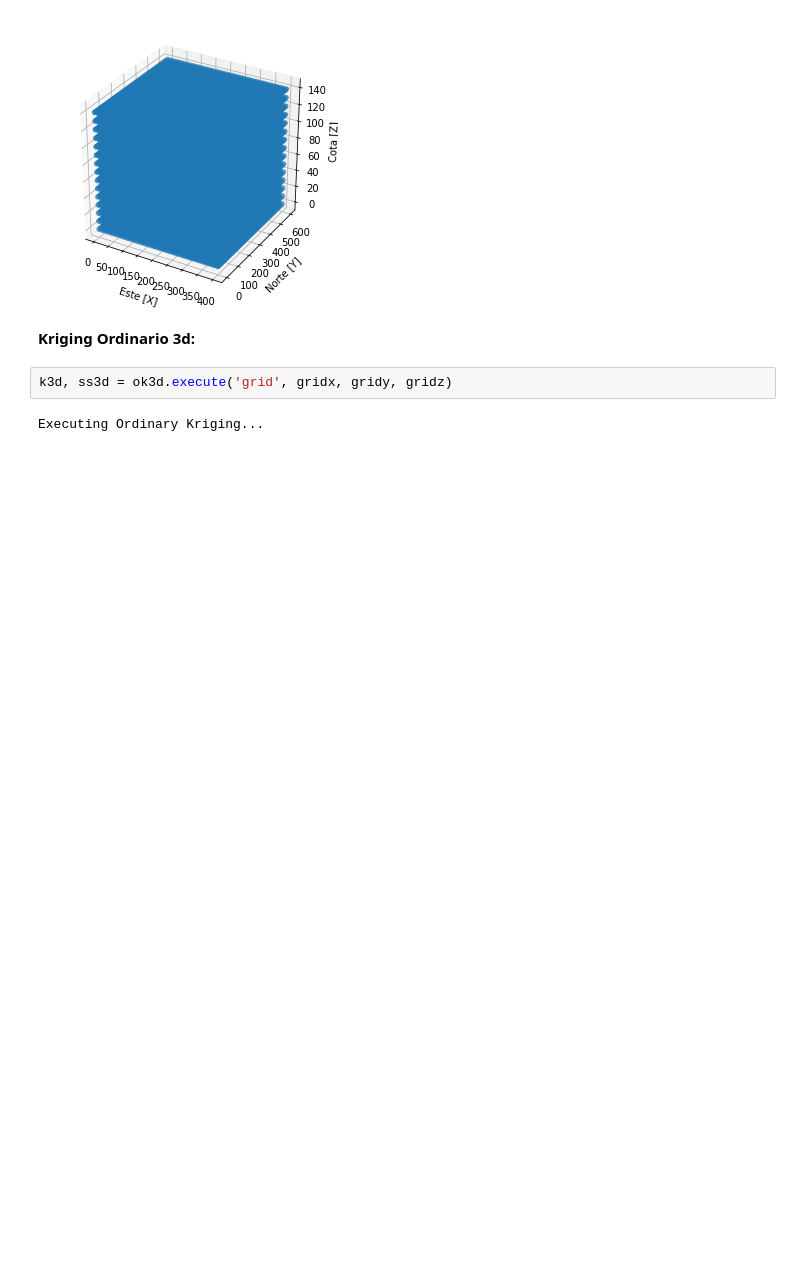
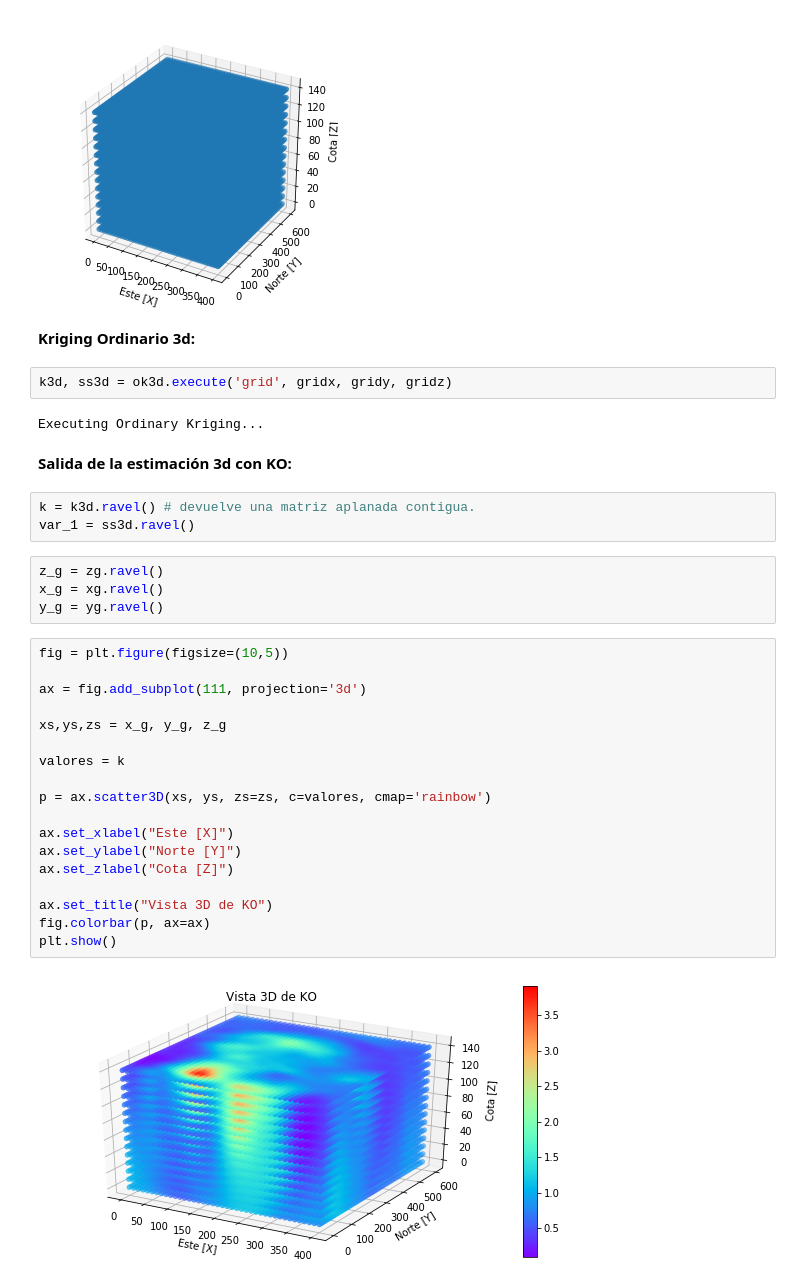
Before and after one commit to Felipe-Caceres/geopython, a Jupyter notebook: lec_2_uni_5.ipynb, the cells around one changed output. Saved outputs shown, nothing was run; the diff lists cells and outputs as text; blank space fills up the shorter version.

```diff
--- a/lec_2_uni_5.ipynb
+++ b/lec_2_uni_5.ipynb
@@ -94,3 +96,32 @@ plt.show()
 k3d, ss3d = ok3d.execute('grid', gridx, gridy, gridz)
 # %% [output]
 Executing Ordinary Kriging...
+# %% [markdown]
+**Salida de la estimación 3d con KO:**
+# %%
+k = k3d.ravel() # devuelve una matriz aplanada contigua.
+var_1 = ss3d.ravel()
+# %%
+z_g = zg.ravel()
+x_g = xg.ravel()
+y_g = yg.ravel()
+# %%
+fig = plt.figure(figsize=(10,5))
+
+ax = fig.add_subplot(111, projection='3d')
+
+xs,ys,zs = x_g, y_g, z_g
+
+valores = k
+
+p = ax.scatter3D(xs, ys, zs=zs, c=valores, cmap='rainbow')
+
+ax.set_xlabel("Este [X]")
+ax.set_ylabel("Norte [Y]")
+ax.set_zlabel("Cota [Z]")
+
+ax.set_title("Vista 3D de KO")
+fig.colorbar(p, ax=ax)
+plt.show()
+# %% [output]
+[figure, added]
```
Also changed, not shown: parts of 4 cells of this notebook.
